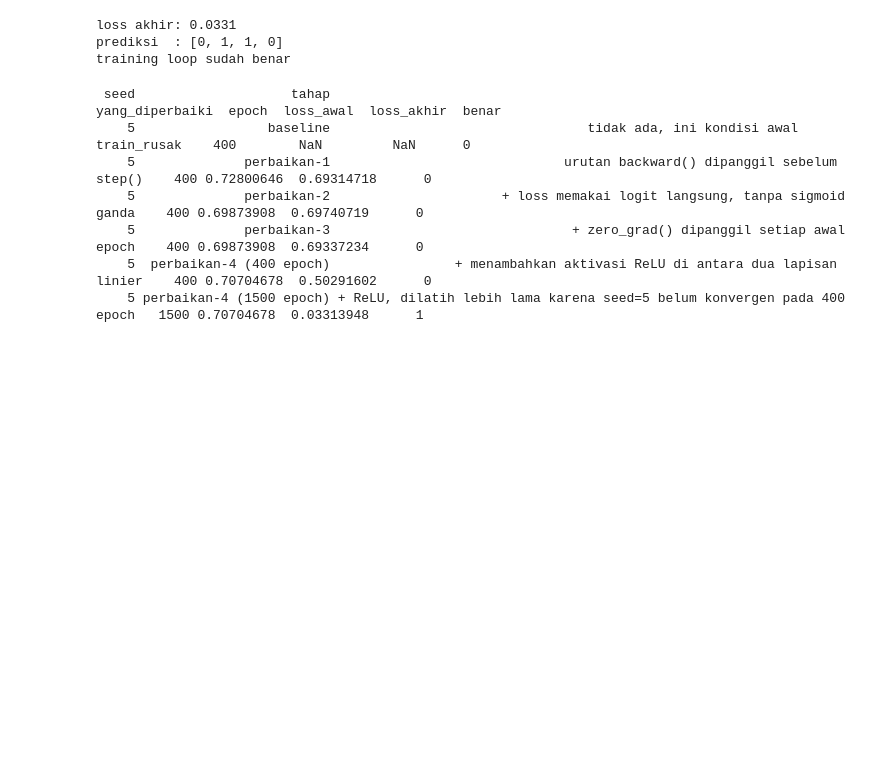
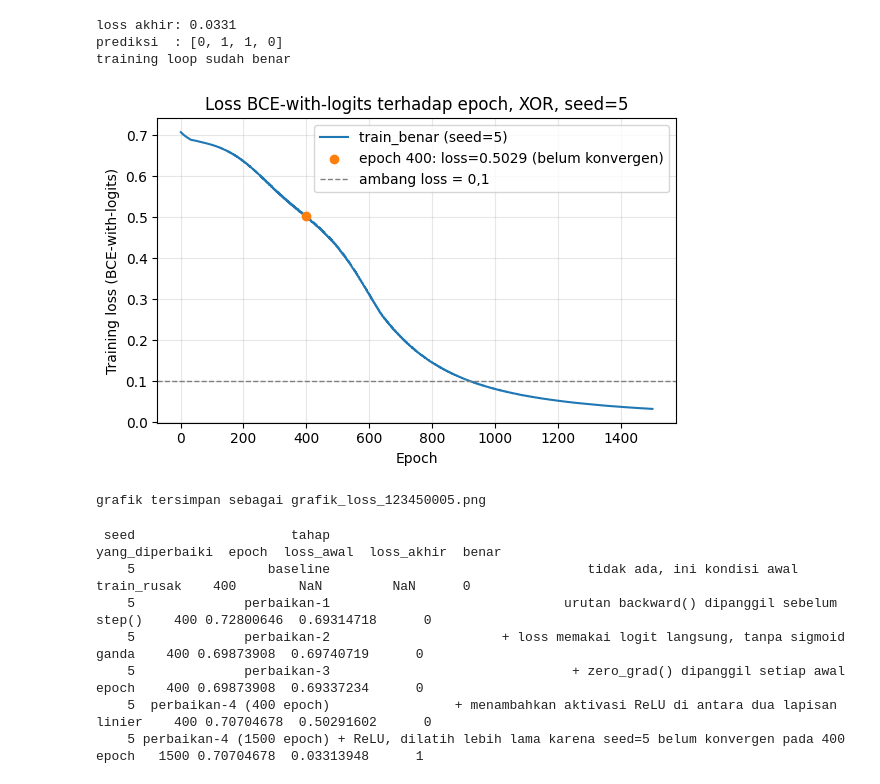
Before and after one commit to EfiDefiyati/Modul-Praktikum-Deep-Learning, a Jupyter notebook: notebooks/modul-02/M02_123450005.ipynb, the cells around one changed output. Cells and saved outputs as stored; diff of their text form; code cells hidden in the pictures; blank space fills up the shorter version.

```diff
--- a/notebooks/modul-02/M02_123450005.ipynb
+++ b/notebooks/modul-02/M02_123450005.ipynb
@@ -417,6 +418,27 @@ print('training loop sudah benar')
 loss akhir: 0.0331
 prediksi  : [0, 1, 1, 0]
 training loop sudah benar
+# %%
+# Grafik loss terhadap epoch, dipakai sebagai Gambar 1 pada laporan.
+loss_pada_400 = riwayat_benar[399]   # loss pada epoch ke-400, identik dengan riwayat perbaikan-4 (400 epoch)
+
+fig, ax = plt.subplots(figsize=(6, 4))
+ax.plot(range(1, 1501), riwayat_benar, label='train_benar (seed=5)', color='tab:blue')
+ax.scatter([400], [loss_pada_400], color='tab:orange', zorder=5,
+           label=f'epoch 400: loss={loss_pada_400:.4f} (belum konvergen)')
+ax.axhline(0.1, color='gray', linestyle='--', linewidth=1, label='ambang loss = 0,1')
+ax.set_title(f'Loss BCE-with-logits terhadap epoch, XOR, seed={SEED}')
+ax.set_xlabel('Epoch')
+ax.set_ylabel('Training loss (BCE-with-logits)')
+ax.legend()
+ax.grid(alpha=0.3)
+fig.tight_layout()
+fig.savefig(f'grafik_loss_{NIM}.png', dpi=150)
+plt.show()
+print('grafik tersimpan sebagai', f'grafik_loss_{NIM}.png')
+# %% [output]
+[figure, added]
+grafik tersimpan sebagai grafik_loss_123450005.png
 # %%
 # Menggabungkan catatan tahap perbaikan ke berkas metrik.
 df_tahap = pd.DataFrame(tahap)
```
Also changed, not shown: parts of 1 cell of this notebook.
